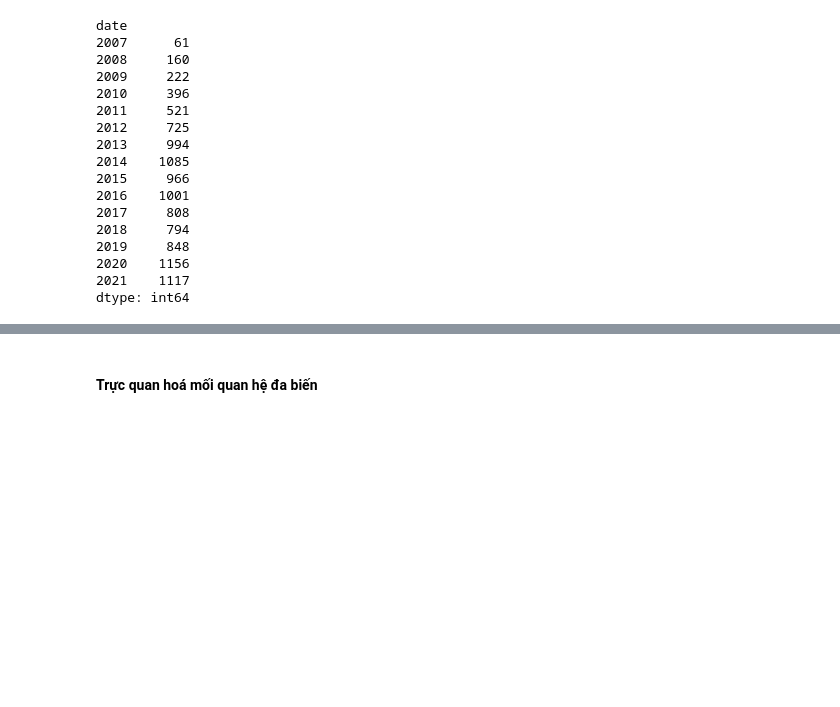
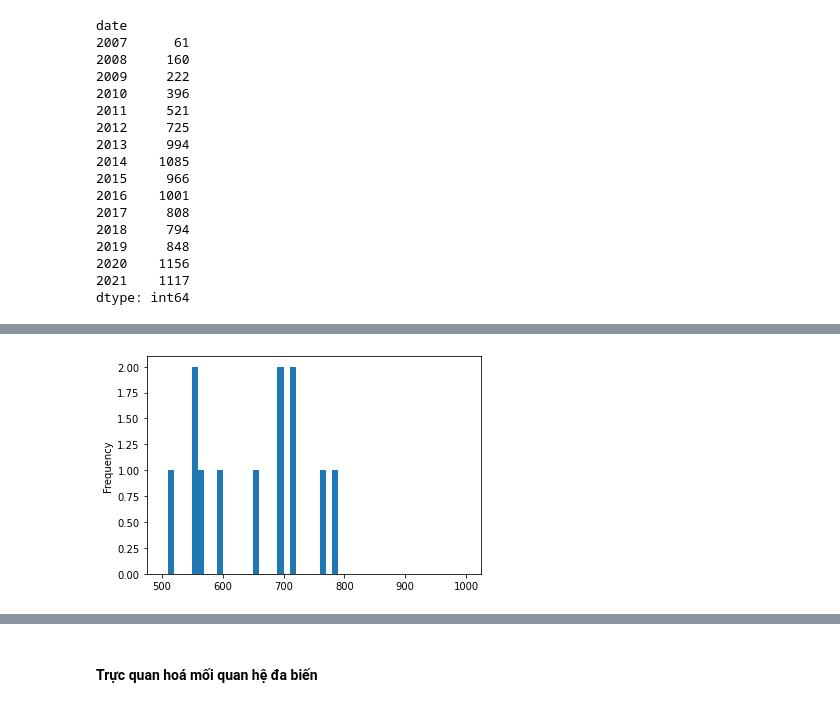
Before and after one commit to owfdataboy/DS-Project02, a Jupyter notebook: project02.ipynb, the cells around one changed output, grey strips where cells are left out. Cells and saved outputs as stored; diff of their text form; code cells hidden in the pictures; blank space fills up the shorter version.

```diff
--- a/project02.ipynb
+++ b/project02.ipynb
@@ -427,0 +449,4 @@ dtype: int64
+# %%
+track_count_chart_2 = df_users_track_count_chart.plot.hist(bins = 50,range=(500,1000))
+# %% [output]
+[figure, added]
```
Also changed, not shown: parts of 32 cells of this notebook.
